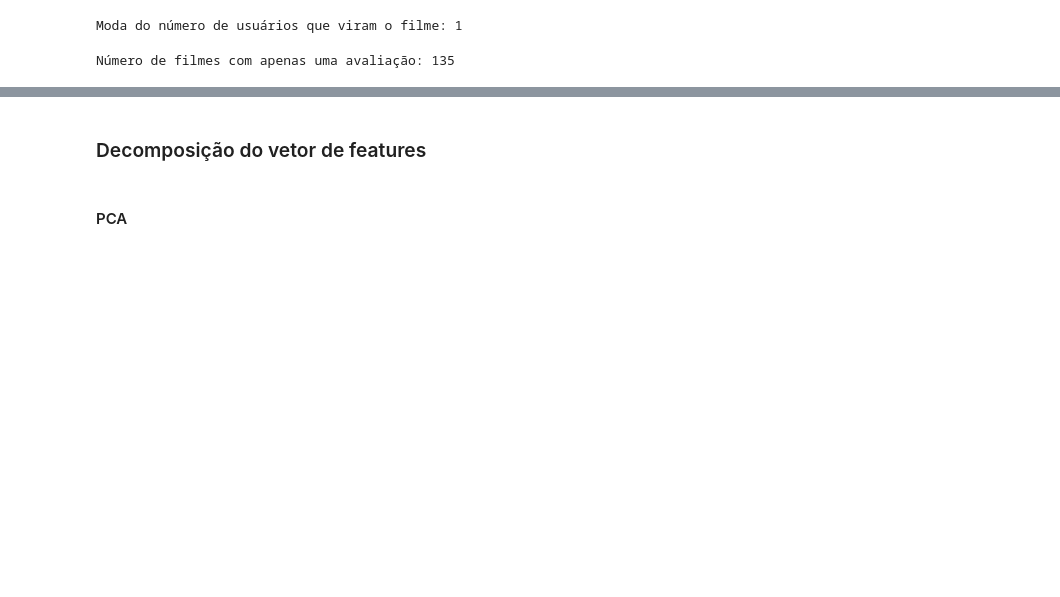
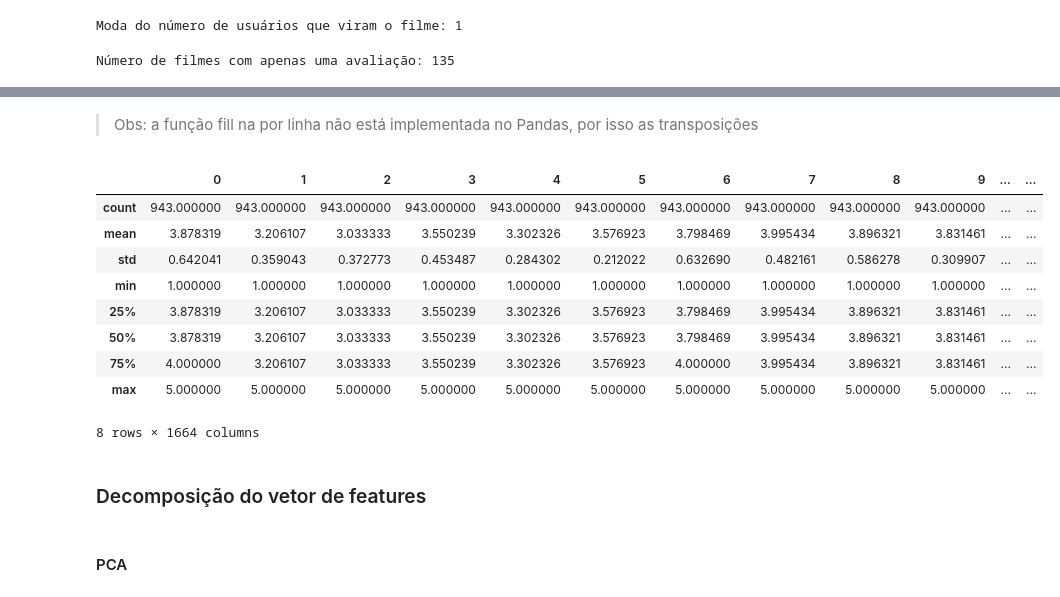
Before and after one commit to aiboxlab-ufrpe-edu-br/MovieLens-1, a Jupyter notebook: Modeling/clusterizatio.ipynb, the cells around one changed output, grey strips where cells are left out. Saved outputs shown, nothing was run; the diff lists cells and outputs as text; code cells hidden in the pictures; blank space fills up the shorter version.

```diff
--- a/Modeling/clusterizatio.ipynb
+++ b/Modeling/clusterizatio.ipynb
@@ -98,0 +119,4 @@ df_pivoted_sparse = df_pivoted.rating.reset_index()
+# %%
+filmMeanRating = df_pivoted.mean(axis=1)
+# %% [markdown]
+> Obs: a função fill na por linha não está implementada no Pandas, por isso as transposições
@@ -99,3 +125,16 @@ df_pivoted_sparse = df_pivoted.rating.reset_index()
+# %%
+df_pivoted.T.describe()
+# %% [output]
+|  | 0 | 1 | 2 | 3 | 4 | 5 | 6 | 7 | 8 | 9 | ... | ... |
+| count | 943.000000 | 943.000000 | 943.000000 | 943.000000 | 943.000000 | 943.000000 | 943.000000 | 943.000000 | 943.000000 | 943.000000 | ... | ... |
+| mean | 3.878319 | 3.206107 | 3.033333 | 3.550239 | 3.302326 | 3.576923 | 3.798469 | 3.995434 | 3.896321 | 3.831461 | ... | ... |
+| std | 0.642041 | 0.359043 | 0.372773 | 0.453487 | 0.284302 | 0.212022 | 0.632690 | 0.482161 | 0.586278 | 0.309907 | ... | ... |
+| min | 1.000000 | 1.000000 | 1.000000 | 1.000000 | 1.000000 | 1.000000 | 1.000000 | 1.000000 | 1.000000 | 1.000000 | ... | ... |
+| 25% | 3.878319 | 3.206107 | 3.033333 | 3.550239 | 3.302326 | 3.576923 | 3.798469 | 3.995434 | 3.896321 | 3.831461 | ... | ... |
+| 50% | 3.878319 | 3.206107 | 3.033333 | 3.550239 | 3.302326 | 3.576923 | 3.798469 | 3.995434 | 3.896321 | 3.831461 | ... | ... |
+| 75% | 4.000000 | 3.206107 | 3.033333 | 3.550239 | 3.302326 | 3.576923 | 4.000000 | 3.995434 | 3.896321 | 3.831461 | ... | ... |
+| max | 5.000000 | 5.000000 | 5.000000 | 5.000000 | 5.000000 | 5.000000 | 5.000000 | 5.000000 | 5.000000 | 5.000000 | ... | ... |
+8 rows × 1664 columns
 # %% [markdown]
 ### Decomposição do vetor de features
 # %% [markdown]
```
Also changed, not shown: parts of 20 cells of this notebook.
